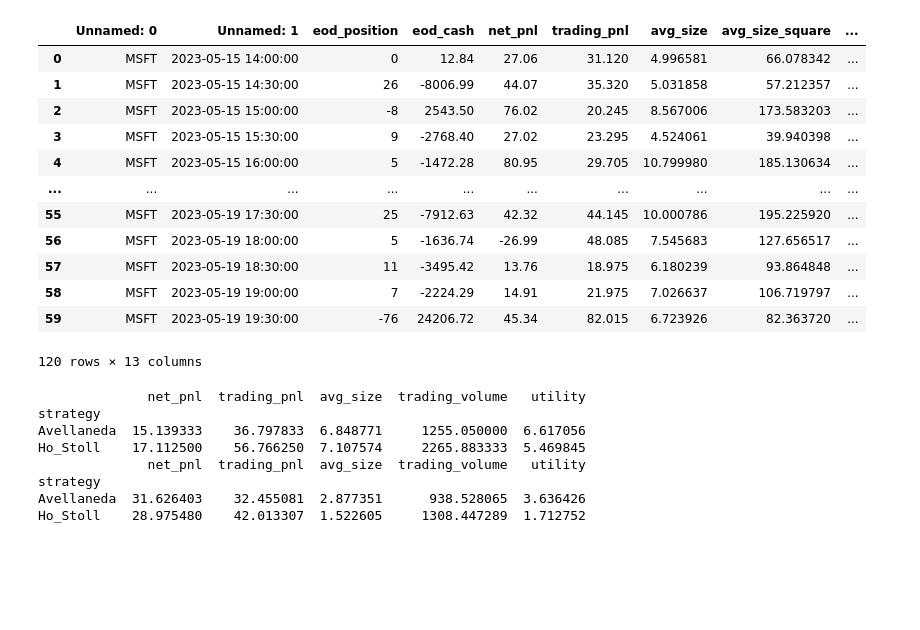
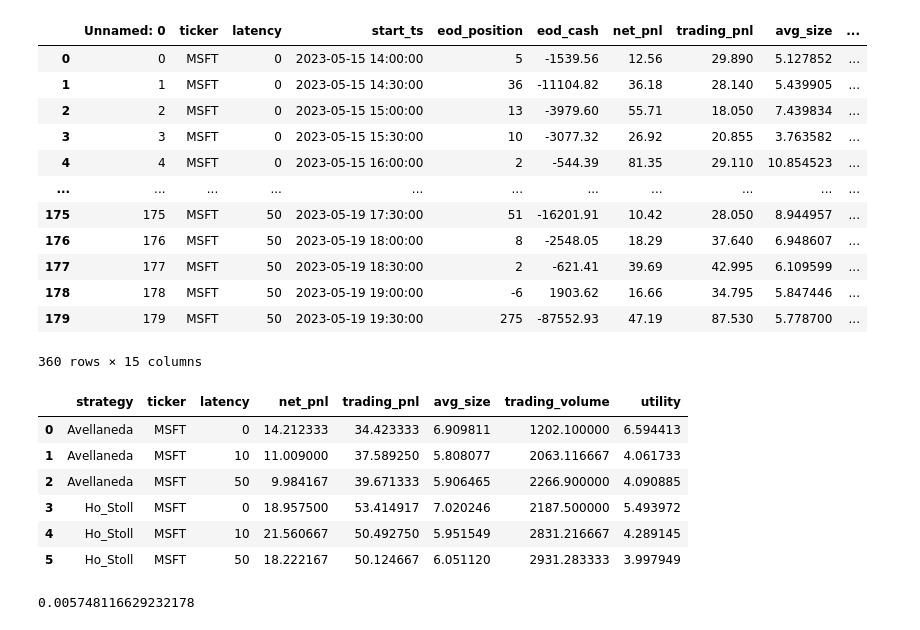
Before and after one commit to singhnam23/market-making-simulator, a Jupyter notebook: notebooks/summary_statistics.ipynb, the cells around one changed output. Saved outputs shown, nothing was run; the diff lists cells and outputs as text; code cells hidden in the pictures; blank space fills up the shorter version.

```diff
--- a/notebooks/summary_statistics.ipynb
+++ b/notebooks/summary_statistics.ipynb
@@ -19,39 +19,42 @@ import numpy as np
 pd.set_option('display.max_rows', 100)
 pd.set_option('display.max_columns', 80)
 # %%
-data1 = pd.read_csv('outputs/backtest_output_avellaneda.csv')
+data1 = pd.read_csv('outputs2/backtest_output_avellaneda.csv')
 data1['strategy'] = 'Avellaneda'
 
-data2 = pd.read_csv('outputs/backtest_output_ho_and_stoll.csv')
+data2 = pd.read_csv('outputs2/backtest_output_ho_and_stoll.csv')
 data2['strategy'] = 'Ho_Stoll'
 
 data_df = pd.concat([data1, data2])
+# data_df = pd.concat([data1])
 data_df
 # %% [output]
-|  | Unnamed: 0 | Unnamed: 1 | eod_position | eod_cash | net_pnl | trading_pnl | avg_size | avg_size_square | ... |
-| 0 | MSFT | 2023-05-15 14:00:00 | 0 | 12.84 | 27.06 | 31.120 | 4.996581 | 66.078342 | ... |
-| 1 | MSFT | 2023-05-15 14:30:00 | 26 | -8006.99 | 44.07 | 35.320 | 5.031858 | 57.212357 | ... |
-| 2 | MSFT | 2023-05-15 15:00:00 | -8 | 2543.50 | 76.02 | 20.245 | 8.567006 | 173.583203 | ... |
-| 3 | MSFT | 2023-05-15 15:30:00 | 9 | -2768.40 | 27.02 | 23.295 | 4.524061 | 39.940398 | ... |
-| 4 | MSFT | 2023-05-15 16:00:00 | 5 | -1472.28 | 80.95 | 29.705 | 10.799980 | 185.130634 | ... |
-| ... | ... | ... | ... | ... | ... | ... | ... | ... | ... |
-| 55 | MSFT | 2023-05-19 17:30:00 | 25 | -7912.63 | 42.32 | 44.145 | 10.000786 | 195.225920 | ... |
-| 56 | MSFT | 2023-05-19 18:00:00 | 5 | -1636.74 | -26.99 | 48.085 | 7.545683 | 127.656517 | ... |
-| 57 | MSFT | 2023-05-19 18:30:00 | 11 | -3495.42 | 13.76 | 18.975 | 6.180239 | 93.864848 | ... |
-| 58 | MSFT | 2023-05-19 19:00:00 | 7 | -2224.29 | 14.91 | 21.975 | 7.026637 | 106.719797 | ... |
-| 59 | MSFT | 2023-05-19 19:30:00 | -76 | 24206.72 | 45.34 | 82.015 | 6.723926 | 82.363720 | ... |
+|  | Unnamed: 0 | ticker | latency | start_ts | eod_position | eod_cash | net_pnl | trading_pnl | avg_size | ... |
+| 0 | 0 | MSFT | 0 | 2023-05-15 14:00:00 | 5 | -1539.56 | 12.56 | 29.890 | 5.127852 | ... |
+| 1 | 1 | MSFT | 0 | 2023-05-15 14:30:00 | 36 | -11104.82 | 36.18 | 28.140 | 5.439905 | ... |
+| 2 | 2 | MSFT | 0 | 2023-05-15 15:00:00 | 13 | -3979.60 | 55.71 | 18.050 | 7.439834 | ... |
+| 3 | 3 | MSFT | 0 | 2023-05-15 15:30:00 | 10 | -3077.32 | 26.92 | 20.855 | 3.763582 | ... |
+| 4 | 4 | MSFT | 0 | 2023-05-15 16:00:00 | 2 | -544.39 | 81.35 | 29.110 | 10.854523 | ... |
+| ... | ... | ... | ... | ... | ... | ... | ... | ... | ... | ... |
+| 175 | 175 | MSFT | 50 | 2023-05-19 17:30:00 | 51 | -16201.91 | 10.42 | 28.050 | 8.944957 | ... |
+| 176 | 176 | MSFT | 50 | 2023-05-19 18:00:00 | 8 | -2548.05 | 18.29 | 37.640 | 6.948607 | ... |
+| 177 | 177 | MSFT | 50 | 2023-05-19 18:30:00 | 2 | -621.41 | 39.69 | 42.995 | 6.109599 | ... |
+| 178 | 178 | MSFT | 50 | 2023-05-19 19:00:00 | -6 | 1903.62 | 16.66 | 34.795 | 5.847446 | ... |
+| 179 | 179 | MSFT | 50 | 2023-05-19 19:30:00 | 275 | -87552.93 | 47.19 | 87.530 | 5.778700 | ... |
-120 rows × 13 columns
+360 rows × 15 columns
 # %%
+## Summary Performance
 columns = ['net_pnl', 'trading_pnl', 'avg_size', 'trading_volume', 'utility']
-
-print(data_df.groupby('strategy')[columns].mean())
-print(data_df.groupby('strategy')[columns].std())
+data_df.groupby(['strategy', 'ticker', 'latency'])[columns].mean().reset_index()
 # %% [output]
-              net_pnl  trading_pnl  avg_size  trading_volume   utility
-strategy
-Avellaneda  15.139333    36.797833  6.848771     1255.050000  6.617056
-Ho_Stoll    17.112500    56.766250  7.107574     2265.883333  5.469845
-              net_pnl  trading_pnl  avg_size  trading_volume   utility
-strategy
-Avellaneda  31.626403    32.455081  2.877351      938.528065  3.636426
-Ho_Stoll    28.975480    42.013307  1.522605     1308.447289  1.712752
+|  | strategy | ticker | latency | net_pnl | trading_pnl | avg_size | trading_volume | utility |
+| 0 | Avellaneda | MSFT | 0 | 14.212333 | 34.423333 | 6.909811 | 1202.100000 | 6.594413 |
+| 1 | Avellaneda | MSFT | 10 | 11.009000 | 37.589250 | 5.808077 | 2063.116667 | 4.061733 |
+| 2 | Avellaneda | MSFT | 50 | 9.984167 | 39.671333 | 5.906465 | 2266.900000 | 4.090885 |
+| 3 | Ho_Stoll | MSFT | 0 | 18.957500 | 53.414917 | 7.020246 | 2187.500000 | 5.493972 |
+| 4 | Ho_Stoll | MSFT | 10 | 21.560667 | 50.492750 | 5.951549 | 2831.216667 | 4.289145 |
+| 5 | Ho_Stoll | MSFT | 50 | 18.222167 | 50.124667 | 6.051120 | 2931.283333 | 3.997949 |
+# %%
+6.909811 / 1202.100000
+# %% [output]
+0.005748116629232178
```
Also changed, not shown: parts of 14 cells of this notebook, 5 other files.
